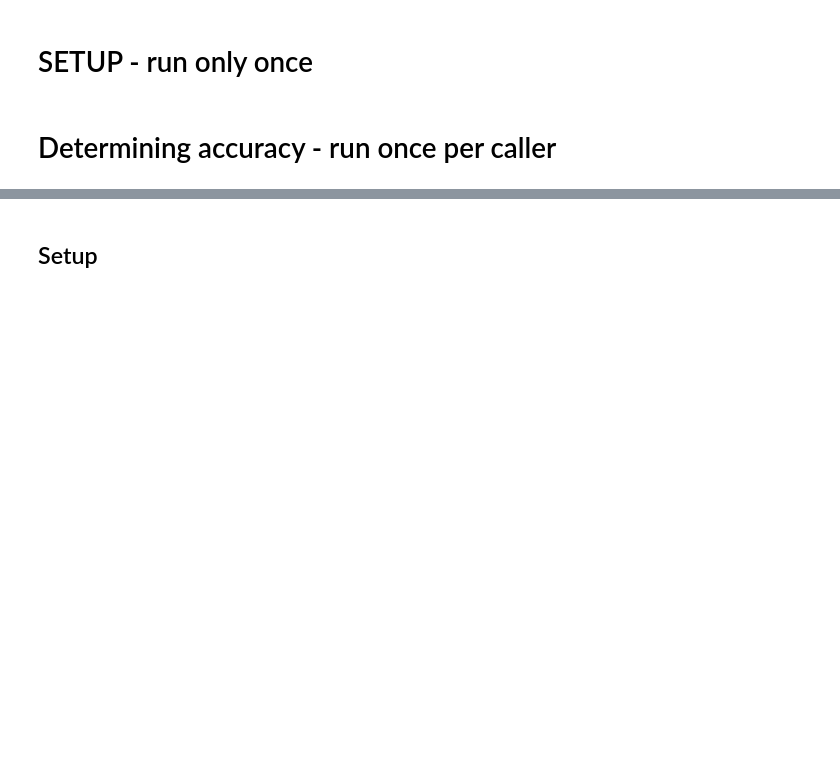
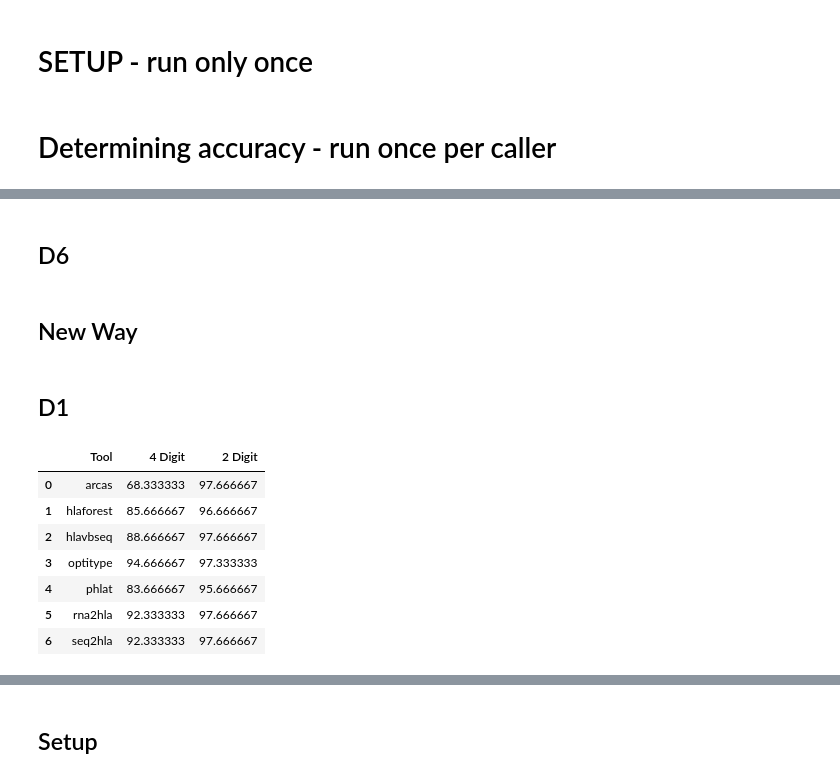
Before and after one commit to ydottie/hlaproject, a Jupyter notebook: notebooks/FINAL_accuracy_all_datasets.ipynb, the cells around one changed output, grey strips where cells are left out. Cells and saved outputs as stored; diff of their text form; code cells hidden in the pictures; blank space fills up the shorter version.

Commit message:
accuracy notebook clean up

```diff
--- a/notebooks/FINAL_accuracy_all_datasets.ipynb
+++ b/notebooks/FINAL_accuracy_all_datasets.ipynb
@@ -29,0 +782,2 @@ fourdig_list = list() # holds 4dig accuracies of all callers
+# %% [markdown]
+## D6
@@ -29,0 +851,22 @@ fourdig_list = list() # holds 4dig accuracies of all callers
+# %% [markdown]
+## New Way
+# %% [markdown]
+## D1
+# %%
+tool_list=["arcas","hlaforest","hlavbseq","optitype","phlat","rna2hla","seq2hla"]
+scores=[]
+for i in tool_list:
+    score=d1_accuracy(i)
+    scores.append(score)
+col_names=['Tool','4 Digit','2 Digit']
+df1=pd.DataFrame(scores,columns=col_names)
+df1
+# %% [output]
+|  | Tool | 4 Digit | 2 Digit |
+| 0 | arcas | 68.333333 | 97.666667 |
+| 1 | hlaforest | 85.666667 | 96.666667 |
+| 2 | hlavbseq | 88.666667 | 97.666667 |
+| 3 | optitype | 94.666667 | 97.333333 |
+| 4 | phlat | 83.666667 | 95.666667 |
+| 5 | rna2hla | 92.333333 | 97.666667 |
+| 6 | seq2hla | 92.333333 | 97.666667 |
```
Also changed, not shown: parts of 52 cells of this notebook.
